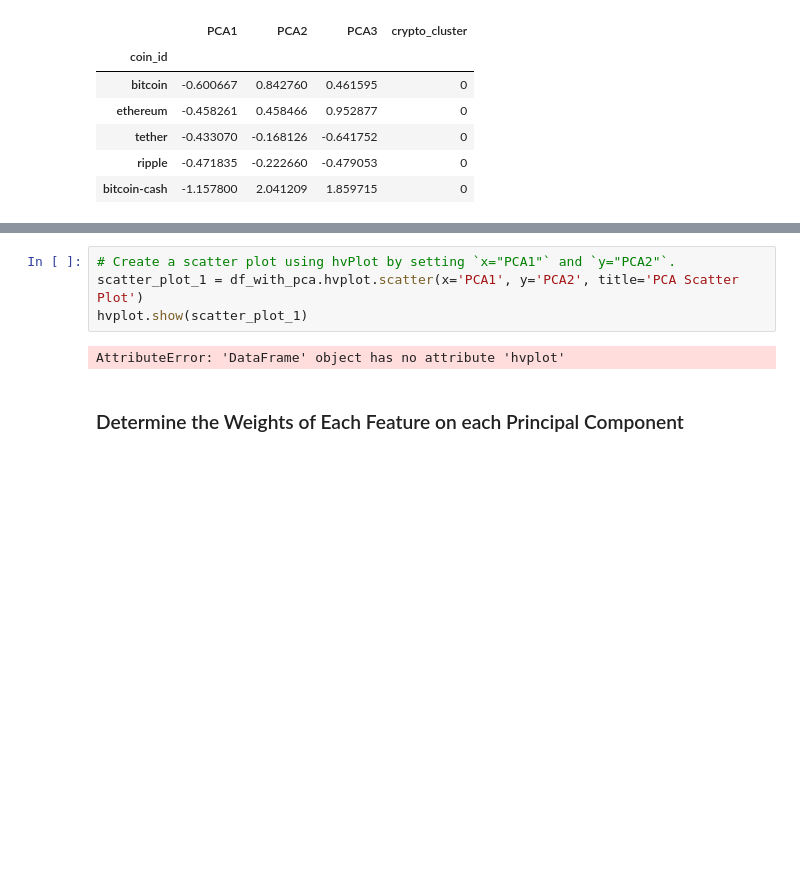
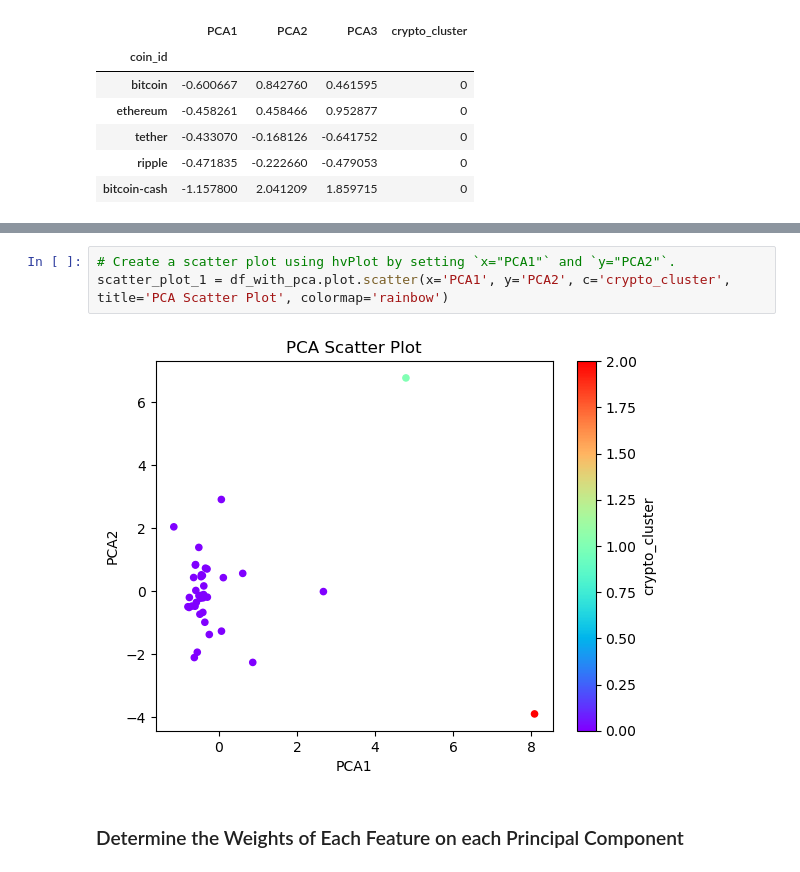
Before and after one commit to KevinJayne2023/CryptoClustering, a Jupyter notebook: Crypto_Clustering.ipynb, the cells around one changed output, grey strips where cells are left out. Saved outputs shown, nothing was run; the diff lists cells and outputs as text; blank space fills up the shorter version.

```diff
--- a/Crypto_Clustering.ipynb
+++ b/Crypto_Clustering.ipynb
@@ -333,9 +335,8 @@ AttributeError: module 'holoviews' has no attribute 'core'
 # %%
 # Create a scatter plot using hvPlot by setting `x="PCA1"` and `y="PCA2"`.
-scatter_plot_1 = df_with_pca.hvplot.scatter(x='PCA1', y='PCA2', title='PCA Scatter Plot')
-hvplot.show(scatter_plot_1)
+scatter_plot_1 = df_with_pca.plot.scatter(x='PCA1', y='PCA2', c='crypto_cluster', title='PCA Scatter Plot', colormap='rainbow')
 # %% [output]
-AttributeError: 'DataFrame' object has no attribute 'hvplot'
+[figure, added]
 # %% [markdown]
 ### Determine the Weights of Each Feature on each Principal Component
 # %%
```
Also changed, not shown: parts of 6 cells of this notebook.
